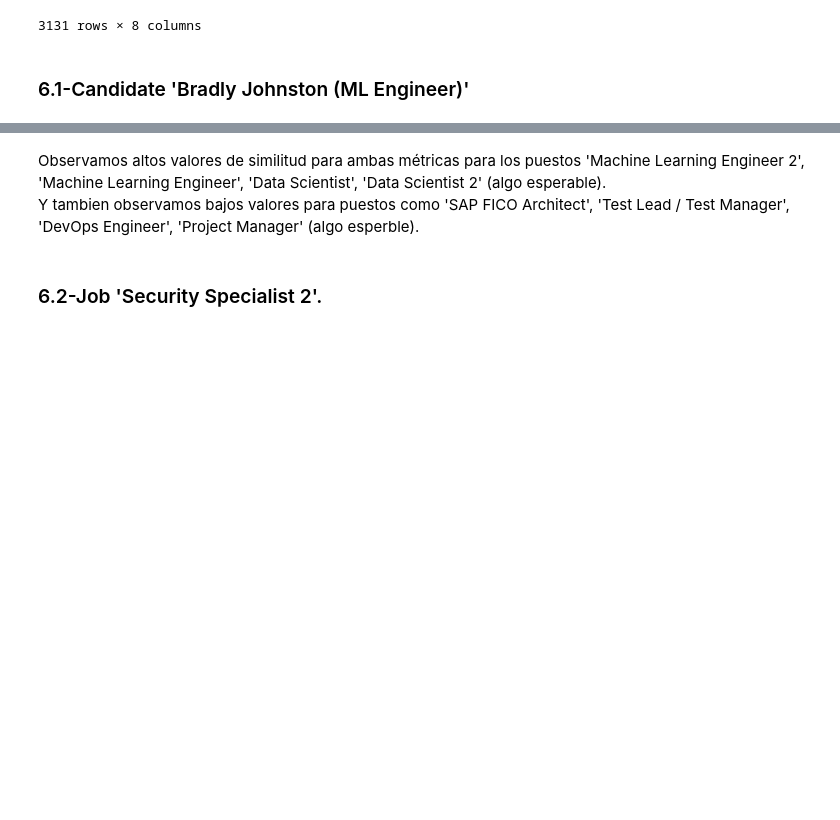
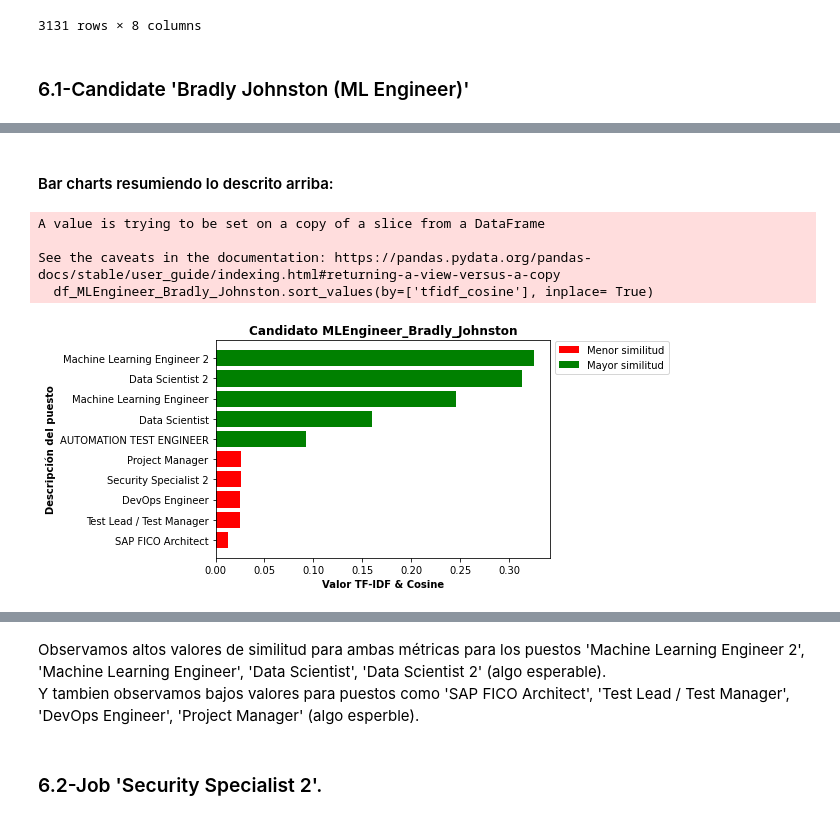
Before and after one commit to FedericoCalonge/automatic_reading_of_CVs_using_text_similarity, a Jupyter notebook: 2-Main/Jupyter_Notebooks/2-TF_IDF_Cosine_&_Word2vec_WMD.ipynb, the cells around one changed output, grey strips where cells are left out. Cells and saved outputs as stored; diff of their text form; code cells hidden in the pictures; blank space fills up the shorter version.

```diff
--- a/2-Main/Jupyter_Notebooks/2-TF_IDF_Cosine_&_Word2vec_WMD.ipynb
+++ b/2-Main/Jupyter_Notebooks/2-TF_IDF_Cosine_&_Word2vec_WMD.ipynb
@@ -675,3 +675,37 @@ df_MLEngineer_Bradly_Johnston.sort_values(by=['WMD'], ascending=False)
 | 138 | MLEngineer_Bradly_Johnston | kasey vista detroit senior softwa... | [kasey, vista, detroit, senior, s... | DevOps Engineer | midtown based high tech firm imme... | ... |
 | 150 | MLEngineer_Bradly_Johnston | kasey vista detroit senior softwa... | [kasey, vista, detroit, senior, s... | Test Lead / Test Manager | location_atlanta gajob title test... | ... |
 | 139 | MLEngineer_Bradly_Johnston | kasey vista detroit senior softwa... | [kasey, vista, detroit, senior, s... | SAP FICO Architect | looking senior sap_fico architect... | ... |
+# %% [markdown]
+#### Bar charts resumiendo lo descrito arriba:
+# %%
+import matplotlib.pyplot as plt
+
+# Create new df
+
+df_MLEngineer_Bradly_Johnston.sort_values(by=['tfidf_cosine'], inplace= True)
+df_MLEngineer_Bradly_Johnston.reset_index(drop=True, inplace= True)
+#Top 5 y Bottom 5:
+new_df = pd.concat([df_MLEngineer_Bradly_Johnston[:5], df_MLEngineer_Bradly_Johnston[-5:]])
+new_df.insert(0,'Mayor-Menor Sim',['Menor Similitud','Menor Similitud','Menor Similitud','Menor Similitud','Menor Similitud','Mayor Similitud','Mayor Similitud','Mayor Similitud','Mayor Similitud','Mayor Similitud'])
+
+df_menor = new_df[:5]
+df_mayor = new_df[-5:]
+
+# Creating the bar plot
+plt.barh(df_menor['Job_Title'], df_menor['tfidf_cosine'],color='r',label= 'Menor similitud')
+plt.barh(df_mayor['Job_Title'], df_mayor['tfidf_cosine'],color='g',label= 'Mayor similitud')
+
+plt.xticks(rotation=0)
+plt.xlabel("Valor TF-IDF & Cosine", fontweight='bold')
+plt.ylabel("Descripción del puesto", fontweight='bold')
+plt.legend(bbox_to_anchor=(1, 1.02), loc='upper left')
+
+plt.title('Candidato MLEngineer_Bradly_Johnston',fontweight='bold')
+
+plt.show()
+# %% [output]
+A value is trying to be set on a copy of a slice from a DataFrame
+
+See the caveats in the documentation: https://pandas.pydata.org/pandas-docs/stable/user_guide/indexing.html#returning-a-view-versus-a-copy
+  df_MLEngineer_Bradly_Johnston.sort_values(by=['tfidf_cosine'], inplace= True)
+[figure, added]
```
Also changed, not shown: parts of 5 cells of this notebook, 26 other files.
